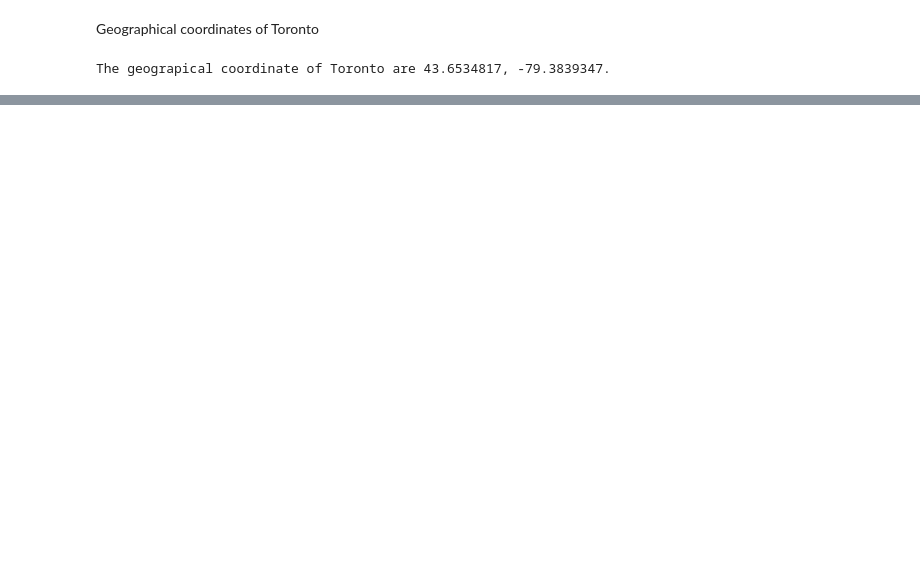
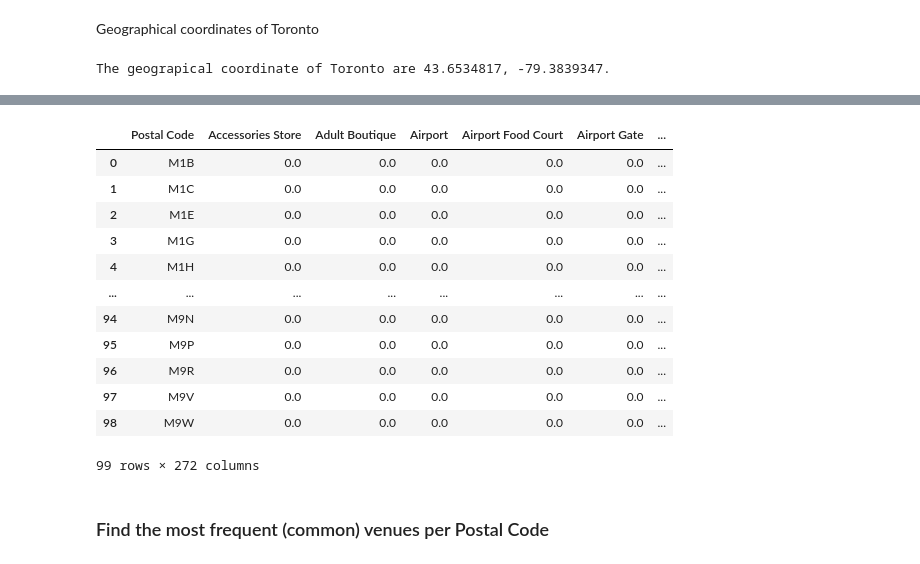
Before and after one commit to soheil-aa/Coursera_Capstone, a Jupyter notebook: CapstoneProject_Week3.ipynb, the cells around one changed output, grey strips where cells are left out. Drawn from its saved outputs; the diff is of its cells as text; code cells hidden in the pictures; blank space fills up the shorter version.

```diff
--- a/CapstoneProject_Week3.ipynb
+++ b/CapstoneProject_Week3.ipynb
@@ -258,0 +324,12 @@ def getNearbyVenues(names, latitudes, longitudes, radius=500):
+# %%
+# one hot encoding
+toronto_onehot = pd.get_dummies(toronto_venues[['Venue Category']], prefix="", prefix_sep="")
+
+# add Postal Code column back to dataframe
+toronto_onehot['Postal Code'] = toronto_venues['Postal Code']
+
+# move Postal Code column to the first column
+fixed_columns = [toronto_onehot.columns[-1]] + list(toronto_onehot.columns[:-1])
+toronto_onehot = toronto_onehot[fixed_columns]
+
+toronto_onehot.head()
@@ -258,0 +344,19 @@ def getNearbyVenues(names, latitudes, longitudes, radius=500):
+# %%
+toronto_grouped = toronto_onehot.groupby('Postal Code').mean().reset_index()
+toronto_grouped
+# %% [output]
+|  | Postal Code | Accessories Store | Adult Boutique | Airport | Airport Food Court | Airport Gate | ... |
+| 0 | M1B | 0.0 | 0.0 | 0.0 | 0.0 | 0.0 | ... |
+| 1 | M1C | 0.0 | 0.0 | 0.0 | 0.0 | 0.0 | ... |
+| 2 | M1E | 0.0 | 0.0 | 0.0 | 0.0 | 0.0 | ... |
+| 3 | M1G | 0.0 | 0.0 | 0.0 | 0.0 | 0.0 | ... |
+| 4 | M1H | 0.0 | 0.0 | 0.0 | 0.0 | 0.0 | ... |
+| ... | ... | ... | ... | ... | ... | ... | ... |
+| 94 | M9N | 0.0 | 0.0 | 0.0 | 0.0 | 0.0 | ... |
+| 95 | M9P | 0.0 | 0.0 | 0.0 | 0.0 | 0.0 | ... |
+| 96 | M9R | 0.0 | 0.0 | 0.0 | 0.0 | 0.0 | ... |
+| 97 | M9V | 0.0 | 0.0 | 0.0 | 0.0 | 0.0 | ... |
+| 98 | M9W | 0.0 | 0.0 | 0.0 | 0.0 | 0.0 | ... |
+99 rows × 272 columns
+# %% [markdown]
+### Find the most frequent  (common) venues per Postal Code
```
Also changed, not shown: parts of 23 cells of this notebook.
